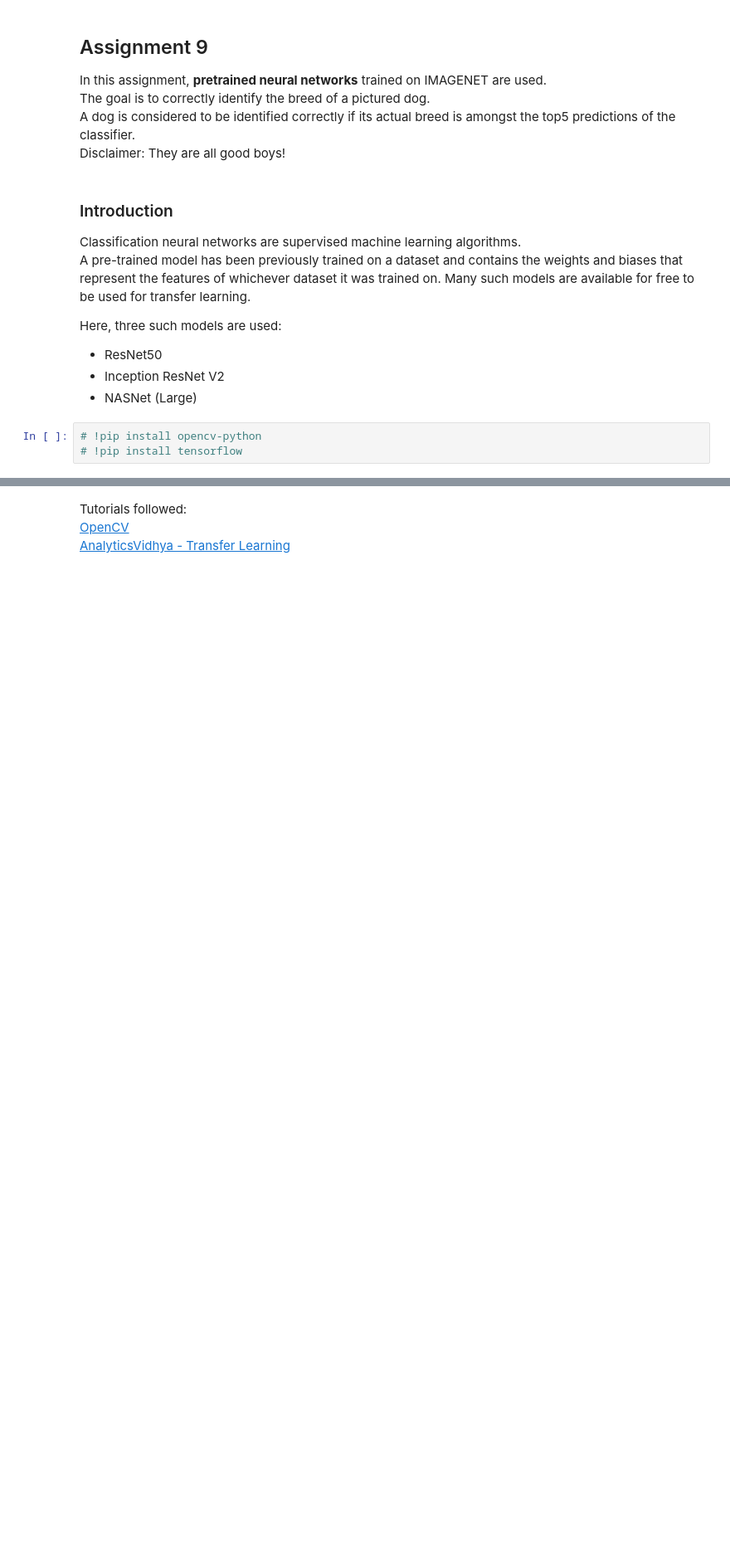
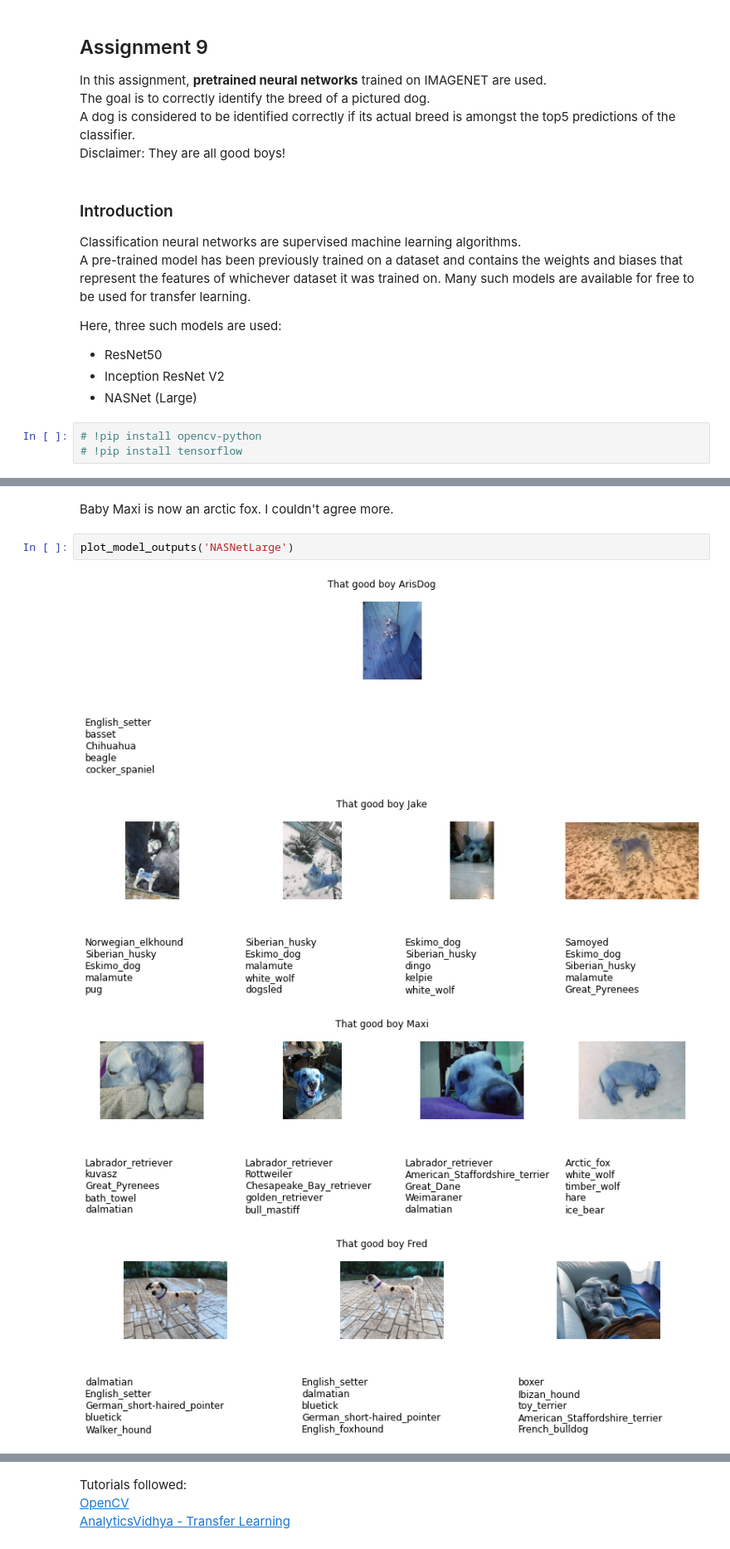
Before and after one commit to foukonana/MSc_MachineLearning_Asgmts, a Jupyter notebook: Assignments/Asgmt9_NN/asgmt9_afoudouli.ipynb, the cells around one changed output, grey strips where cells are left out. Shown at 83% size. Drawn from its saved outputs; the diff is of its cells as text; blank space fills up the shorter version.

```diff
--- a/Assignments/Asgmt9_NN/asgmt9_afoudouli.ipynb
+++ b/Assignments/Asgmt9_NN/asgmt9_afoudouli.ipynb
@@ -81,0 +122,9 @@ decode_predictions(y_pred, top=5)
+# %% [markdown]
+Baby Maxi is now an arctic fox. I couldn't agree more.
+# %%
+plot_model_outputs('NASNetLarge')
+# %% [output]
+[figure, added]
+[figure, added]
+[figure, added]
+[figure, added]
```
Also changed, not shown: parts of 15 cells of this notebook.
